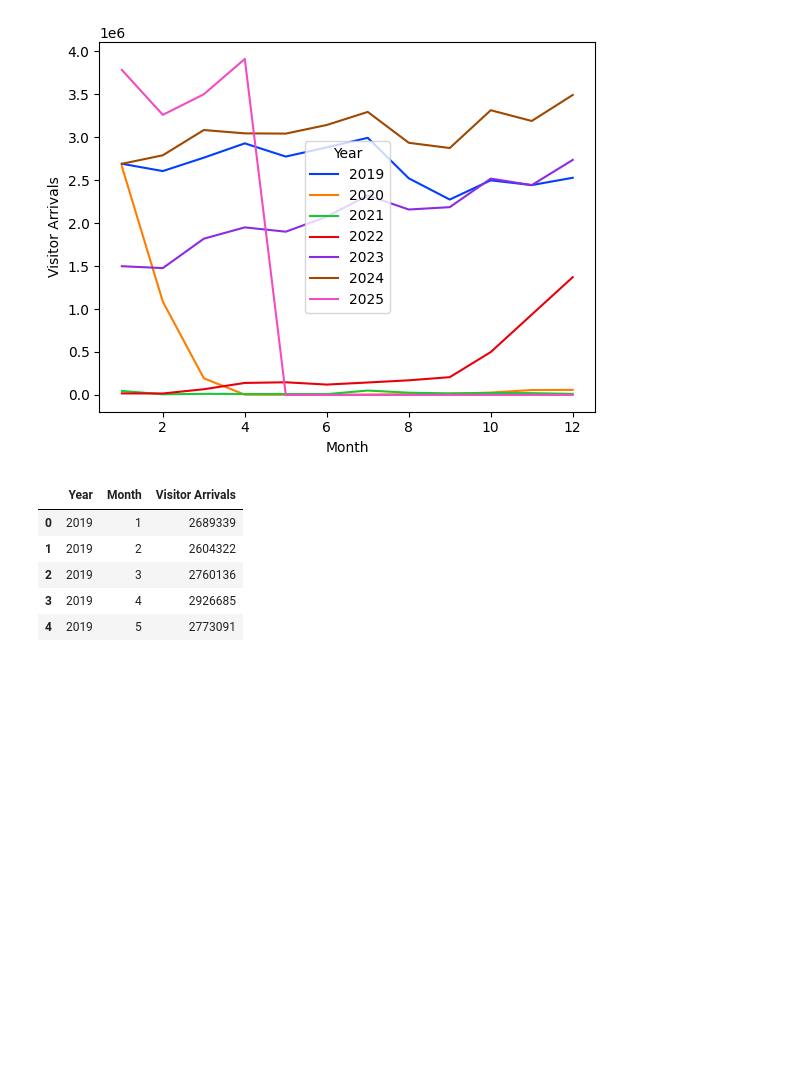
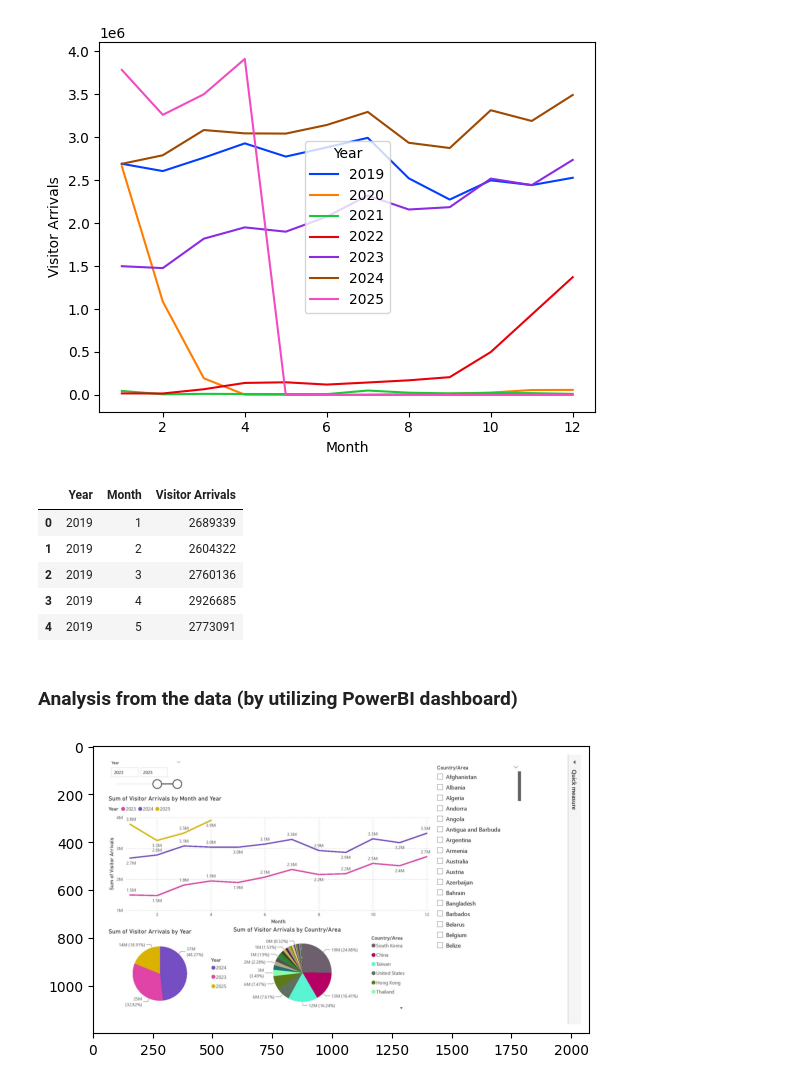
Before and after one commit to YusukeHomma/PublicRepo, a Jupyter notebook: test.ipynb, the cells around one changed output. Saved outputs shown, nothing was run; the diff lists cells and outputs as text; code cells hidden in the pictures; blank space fills up the shorter version.

Commit message:
update test.ipynb and add the powerbi dashboard image and comment

```diff
--- a/test.ipynb
+++ b/test.ipynb
@@ -152,3 +152,13 @@ df_agg.head()
 | 2 | 2019 | 3 | 2760136 |
 | 3 | 2019 | 4 | 2926685 |
 | 4 | 2019 | 5 | 2773091 |
+# %% [markdown]
+### Analysis from the data (by utilizing PowerBI dashboard)
+# %%
+# import matplotlib.pyplot as plt
+from PIL import Image
+img = Image.open('PowerBI_foreign_tourist_to_Japan_analysis-page-001.jpg')
+plt.imshow(img)
+plt.show()
+# %% [output]
+[figure, added]
```
Also changed, not shown: parts of 2 cells of this notebook, 1 other file.
